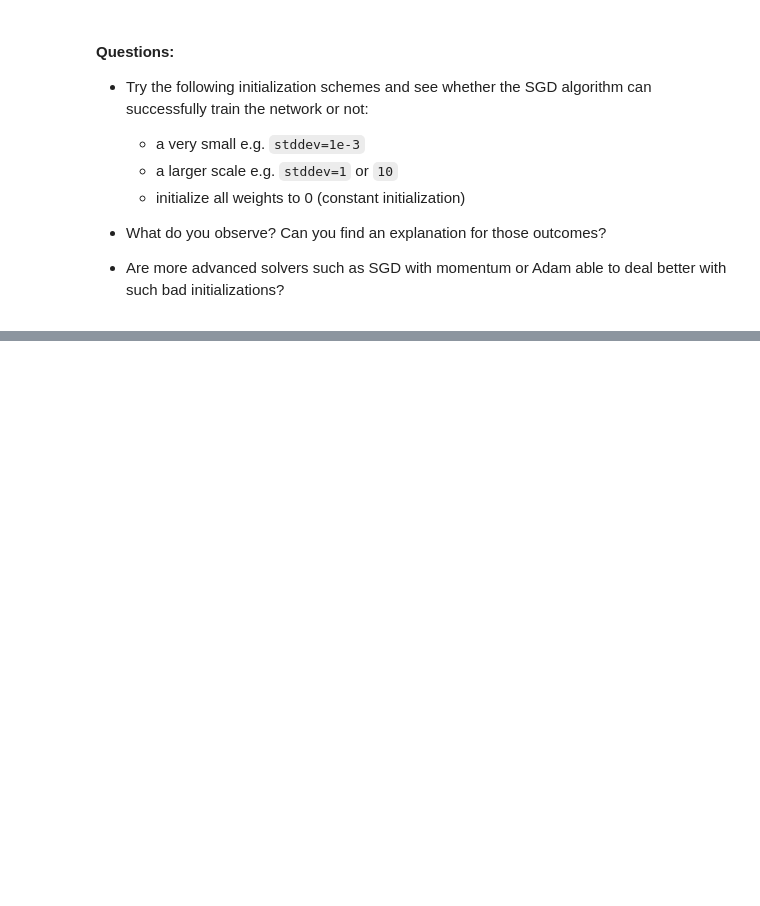
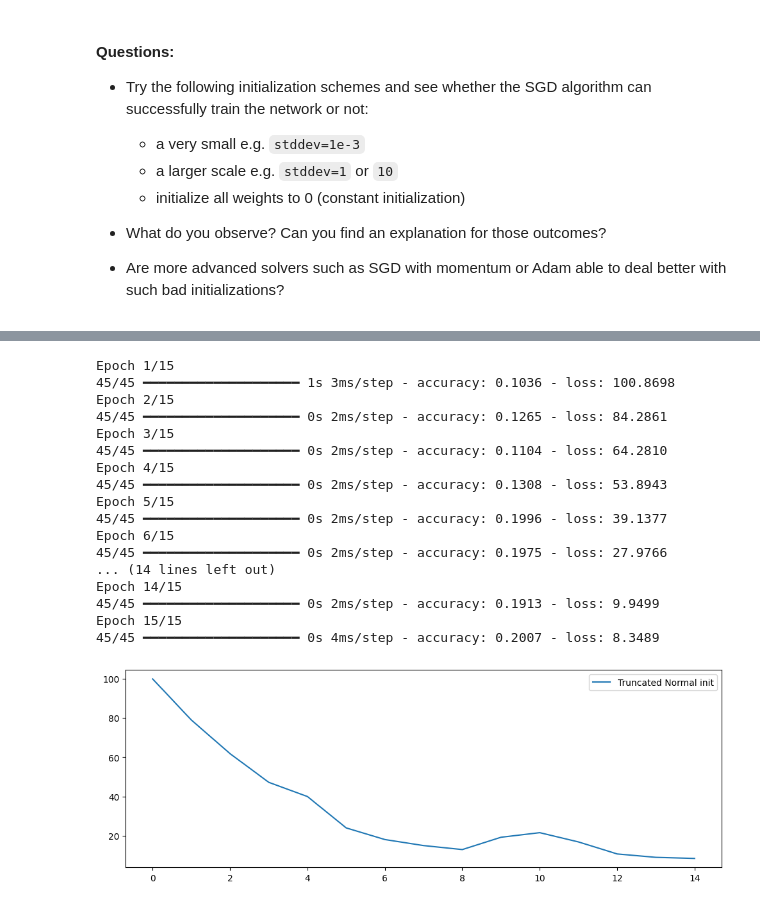
Before and after one commit to c123afk/deep_learning, a Jupyter notebook: 01_materials/labs/lab_1.ipynb, the cells around one changed output, grey strips where cells are left out. Drawn from its saved outputs; the diff is of its cells as text; code cells hidden in the pictures; blank space fills up the shorter version.

```diff
--- a/01_materials/labs/lab_1.ipynb
+++ b/01_materials/labs/lab_1.ipynb
@@ -481,0 +718,43 @@ model.layers[0].weights
+# %%
+#Very large SD: loss is much larger and the curve is unstable
+input_dim = 64
+hidden_dim = 64
+output_dim = 10
+
+normal_init = initializers.TruncatedNormal(stddev=10, seed=42)
+
+model = Sequential()
+model.add(Dense(hidden_dim, input_dim=input_dim, activation="tanh",
+                kernel_initializer=normal_init))
+model.add(Dense(hidden_dim, activation="tanh",
+                kernel_initializer=normal_init))
+model.add(Dense(output_dim, activation="softmax",
+                kernel_initializer=normal_init))
+
+model.compile(optimizer=optimizers.SGD(learning_rate=0.1),
+              loss='categorical_crossentropy', metrics=['accuracy'])
+
+history = model.fit(X_train, y_train, epochs=15, batch_size=32)
+
+plt.figure(figsize=(12, 4))
+plt.plot(history.history['loss'], label="Truncated Normal init")
+plt.legend();
+# %% [output]
+Epoch 1/15
+45/45 ━━━━━━━━━━━━━━━━━━━━ 1s 3ms/step - accuracy: 0.1036 - loss: 100.8698
+Epoch 2/15
+45/45 ━━━━━━━━━━━━━━━━━━━━ 0s 2ms/step - accuracy: 0.1265 - loss: 84.2861
+Epoch 3/15
+45/45 ━━━━━━━━━━━━━━━━━━━━ 0s 2ms/step - accuracy: 0.1104 - loss: 64.2810
+Epoch 4/15
+45/45 ━━━━━━━━━━━━━━━━━━━━ 0s 2ms/step - accuracy: 0.1308 - loss: 53.8943
+Epoch 5/15
+45/45 ━━━━━━━━━━━━━━━━━━━━ 0s 2ms/step - accuracy: 0.1996 - loss: 39.1377
+Epoch 6/15
+45/45 ━━━━━━━━━━━━━━━━━━━━ 0s 2ms/step - accuracy: 0.1975 - loss: 27.9766
+... (14 lines left out)
+Epoch 14/15
+45/45 ━━━━━━━━━━━━━━━━━━━━ 0s 2ms/step - accuracy: 0.1913 - loss: 9.9499
+Epoch 15/15
+45/45 ━━━━━━━━━━━━━━━━━━━━ 0s 4ms/step - accuracy: 0.2007 - loss: 8.3489
+[figure, added]
```
Also changed, not shown: parts of 32 cells of this notebook.
